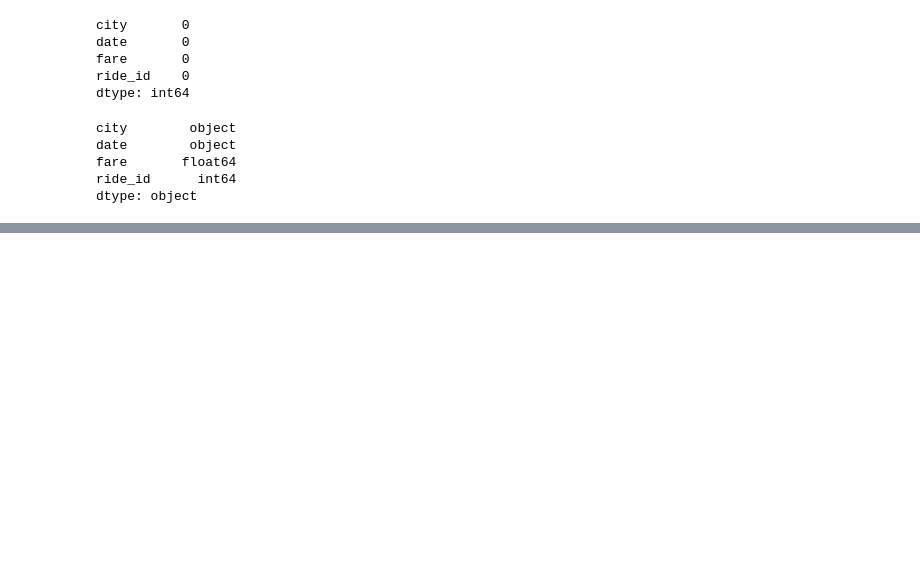
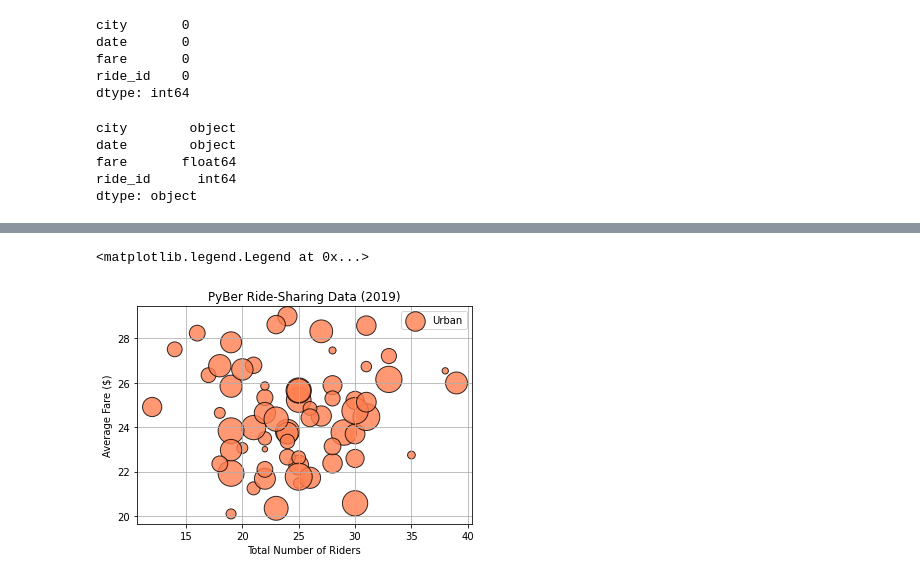
Before and after one commit to MarjorieS81/PyBer_Analysis, a Jupyter notebook: PyBer.ipynb, the cells around one changed output, grey strips where cells are left out. Drawn from its saved outputs; the diff is of its cells as text; code cells hidden in the pictures; blank space fills up the shorter version.

Commit message:
Update Pyber and add analysis folder

```diff
--- a/PyBer.ipynb
+++ b/PyBer.ipynb
@@ -103,0 +117,3 @@ dtype: object
+# %%
+urban_cities_df=pyber_data_df[pyber_data_df["type"]=="Urban"]
+urban_cities_df.head()
@@ -103,0 +147,3 @@ dtype: object
+# %%
+urban_ride_count = urban_cities_df.groupby(["city"]).count()["ride_id"]
+urban_ride_count
@@ -103,0 +210,4 @@ dtype: object
+# %%
+# Create a series of average ride per fare for urban cities.
+urban_avg_fare = urban_cities_df.groupby(["city"]).mean()["fare"]
+urban_avg_fare
@@ -103,0 +275,4 @@ dtype: object
+# %%
+# Create a series with average number of drivers for urban cities.
+urban_driver_count = urban_cities_df.groupby(["city"]).mean()["driver_count"]
+urban_driver_count
@@ -103,0 +340,18 @@ dtype: object
+# %%
+#Urban
+plt.scatter(urban_ride_count, urban_avg_fare # sets urban_ride_count, urban_avg_fare as x and y
+            , s=10*urban_driver_count # sets size to 10x average driver count
+            , c="coral" # color to coral
+            , edgecolors ="black" # bubble edges to black
+            , linewidths = 1 # bubble edges to thin line width of 1
+            , alpha=0.8  # transparency to 80%
+            , label="Urban" # legend label to Urban
+            )
+plt.title("PyBer Ride-Sharing Data (2019)")
+plt.ylabel("Average Fare ($)")
+plt.xlabel("Total Number of Riders")
+plt.grid(True)
+plt.legend()
+# %% [output]
+<matplotlib.legend.Legend at 0x...>
+[figure, added]
```
Also changed, not shown: parts of 57 cells of this notebook, 1 other file.
